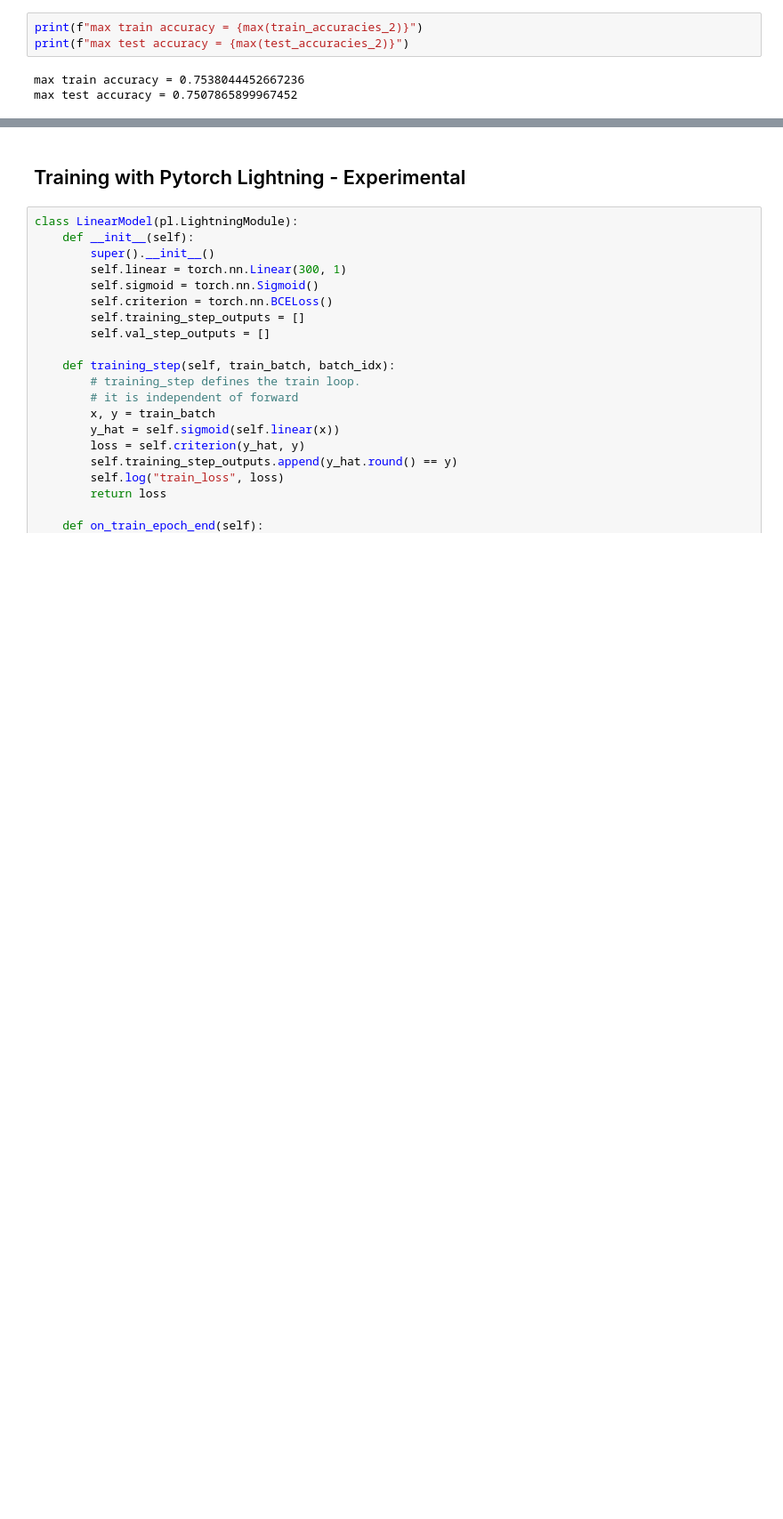
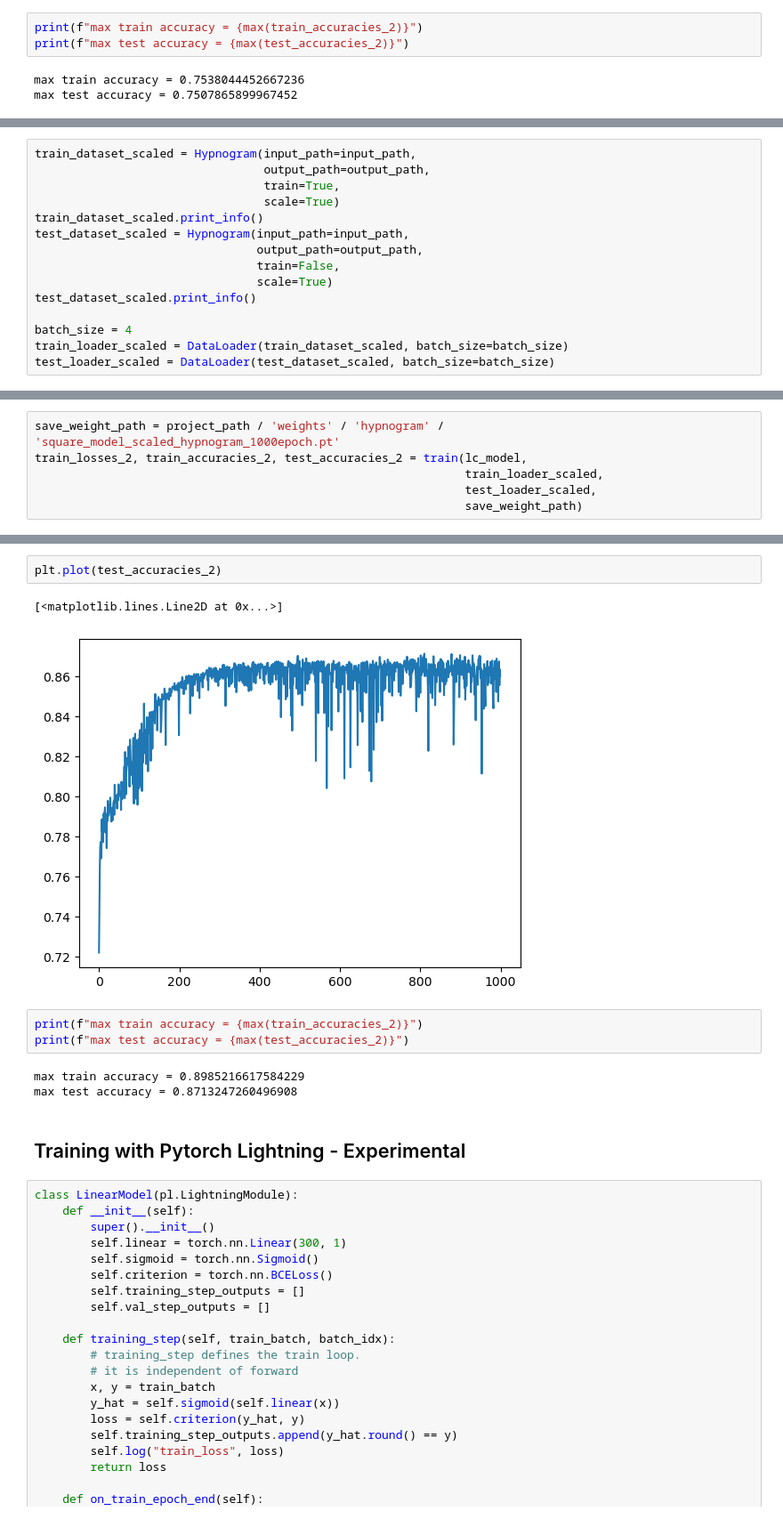
Before and after one commit to khoaguin/PocketHHE, a Jupyter notebook: notebooks/hypnogram.ipynb, the cells around one changed output, grey strips where cells are left out. Shown: that part at 89% size. Saved outputs shown, nothing was run; the diff lists cells and outputs as text; blank space fills up the shorter version.

Commit message:
done training a 2 fc layer with square activation on SpO2 data for 1000. Got best test acc 87.13% at epoch 811

```diff
--- a/notebooks/hypnogram.ipynb
+++ b/notebooks/hypnogram.ipynb
@@ -331,0 +352,15 @@ max test accuracy = 0.7507865899967452
+# %%
+train_dataset_scaled = Hypnogram(input_path=input_path,
+                                 output_path=output_path,
+                                 train=True,
+                                 scale=True)
+train_dataset_scaled.print_info()
+test_dataset_scaled = Hypnogram(input_path=input_path,
+                                output_path=output_path,
+                                train=False,
+                                scale=True)
+test_dataset_scaled.print_info()
+
+batch_size = 4
+train_loader_scaled = DataLoader(train_dataset_scaled, batch_size=batch_size)
+test_loader_scaled = DataLoader(test_dataset_scaled, batch_size=batch_size)
@@ -331,0 +387,6 @@ max test accuracy = 0.7507865899967452
+# %%
+save_weight_path = project_path / 'weights' / 'hypnogram' / 'square_model_scaled_hypnogram_1000epoch.pt'
+train_losses_2, train_accuracies_2, test_accuracies_2 = train(lc_model,
+                                                              train_loader_scaled,
+                                                              test_loader_scaled,
+                                                              save_weight_path)
@@ -332,3 +411,14 @@ max test accuracy = 0.7507865899967452
+# %%
+plt.plot(test_accuracies_2)
+# %% [output]
+[<matplotlib.lines.Line2D at 0x...>]
+[figure, added]
+# %%
+print(f"max train accuracy = {max(train_accuracies_2)}")
+print(f"max test accuracy = {max(test_accuracies_2)}")
+# %% [output]
+max train accuracy = 0.8985216617584229
+max test accuracy = 0.8713247260496908
 # %% [markdown]
 ## Training with Pytorch Lightning - Experimental
 # %%
```
Also changed, not shown: parts of 14 cells of this notebook, 1 other file.
